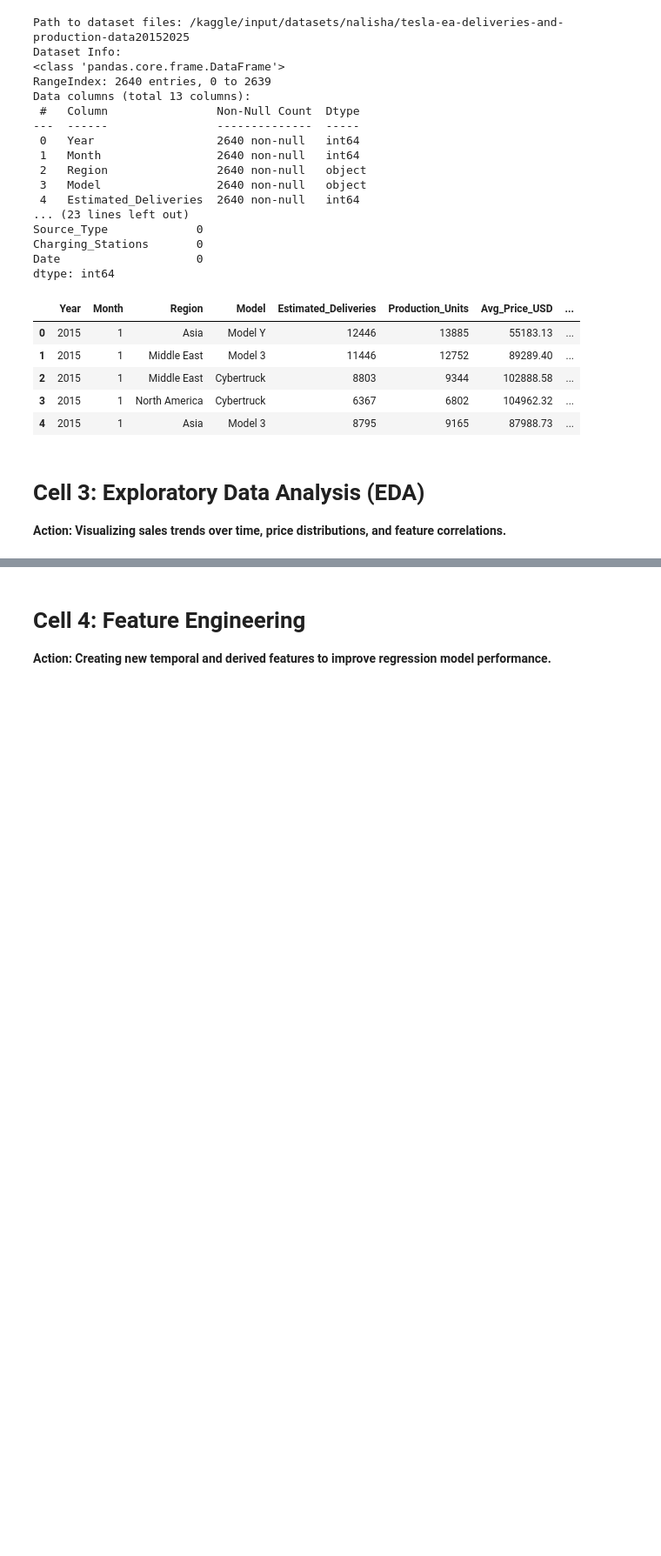
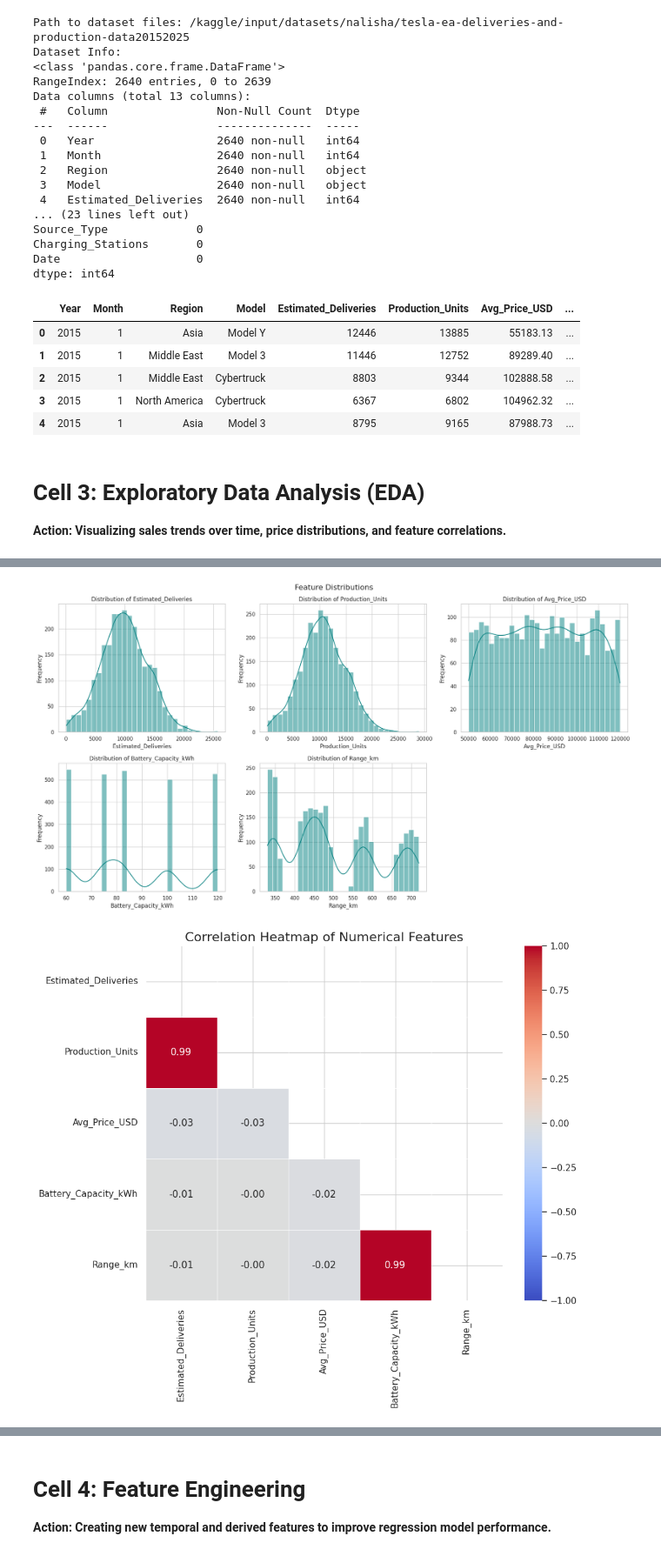
Before and after one commit to dakshxndrm/CEIP-2026, a Jupyter notebook: week2_DAKSH_MAHERA.ipynb, the cells around one changed output, grey strips where cells are left out. Shown at 87% size. Cells and saved outputs as stored; diff of their text form; code cells hidden in the pictures; blank space fills up the shorter version.

```diff
--- a/week2_DAKSH_MAHERA.ipynb
+++ b/week2_DAKSH_MAHERA.ipynb
@@ -114,0 +88,65 @@ plt.show()
+# %%
+
+
+# Set up the visual style
+sns.set_theme(style="whitegrid")
+
+# Define key numerical columns for analysis
+numeric_cols = ['Estimated_Deliveries', 'Production_Units', 'Avg_Price_USD', 'Battery_Capacity_kWh', 'Range_km']
+
+# 1. Feature Distributions (Histograms with KDE)
+fig, axes = plt.subplots(2, 3, figsize=(18, 10))
+fig.suptitle('Feature Distributions', fontsize=16)
+axes = axes.flatten()
+
+for i, col in enumerate(numeric_cols):
+    sns.histplot(df[col], kde=True, ax=axes[i], color='teal', bins=30)
+    axes[i].set_title(f'Distribution of {col}')
+    axes[i].set_ylabel('Frequency')
+
+# Remove the empty 6th subplot
+fig.delaxes(axes[5])
+plt.tight_layout()
+plt.show()
+
+# 2. Correlation Heatmap
+plt.figure(figsize=(10, 8))
+# Calculate correlation matrix for numerical features
+corr_matrix = df[numeric_cols].corr()
+
+# Create a mask for the upper triangle to make it cleaner
+mask = np.triu(np.ones_like(corr_matrix, dtype=bool))
+
+sns.heatmap(corr_matrix, mask=mask, annot=True, cmap='coolwarm', fmt=".2f", vmin=-1, vmax=1, linewidths=.5)
+plt.title('Correlation Heatmap of Numerical Features', fontsize=16)
+plt.show()
+
+# 3. Seasonality / Monthly Pattern Analysis
+plt.figure(figsize=(14, 6))
+# Using a boxplot to see the variance and median deliveries per month across all years
+sns.boxplot(data=df, x='Month', y='Estimated_Deliveries', palette='viridis')
+plt.title('Seasonality Analysis: Estimated Deliveries by Month', fontsize=16)
+plt.xlabel('Month (1 = Jan, 12 = Dec)')
+plt.ylabel('Estimated Deliveries')
+plt.show()
+
+# 4. Price Trend & Distribution Analysis
+fig, axes = plt.subplots(1, 2, figsize=(18, 6))
+
+# Price Trend Over Time
+monthly_price = df.groupby('Date')['Avg_Price_USD'].mean().reset_index()
+sns.lineplot(data=monthly_price, x='Date', y='Avg_Price_USD', ax=axes[0], color='indigo', marker='o')
+axes[0].set_title('Average Vehicle Price Trend (2015-2025)', fontsize=14)
+axes[0].set_ylabel('Average Price (USD)')
+axes[0].tick_params(axis='x', rotation=45)
+
+# Price Distribution by Vehicle Model
+sns.violinplot(data=df, x='Model', y='Avg_Price_USD', ax=axes[1], palette='Set2')
+axes[1].set_title('Price Distribution by Vehicle Model', fontsize=14)
+axes[1].set_ylabel('Price (USD)')
+
+plt.tight_layout()
+plt.show()
+# %% [output]
+[figure, added]
+[figure, added]
```
Also changed, not shown: parts of 14 cells of this notebook.
